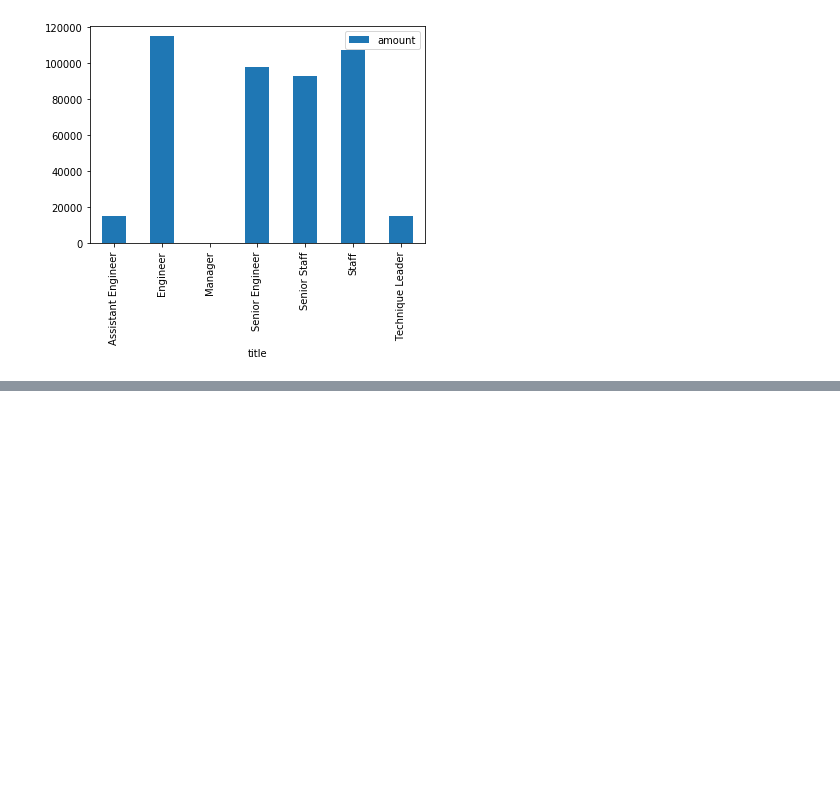
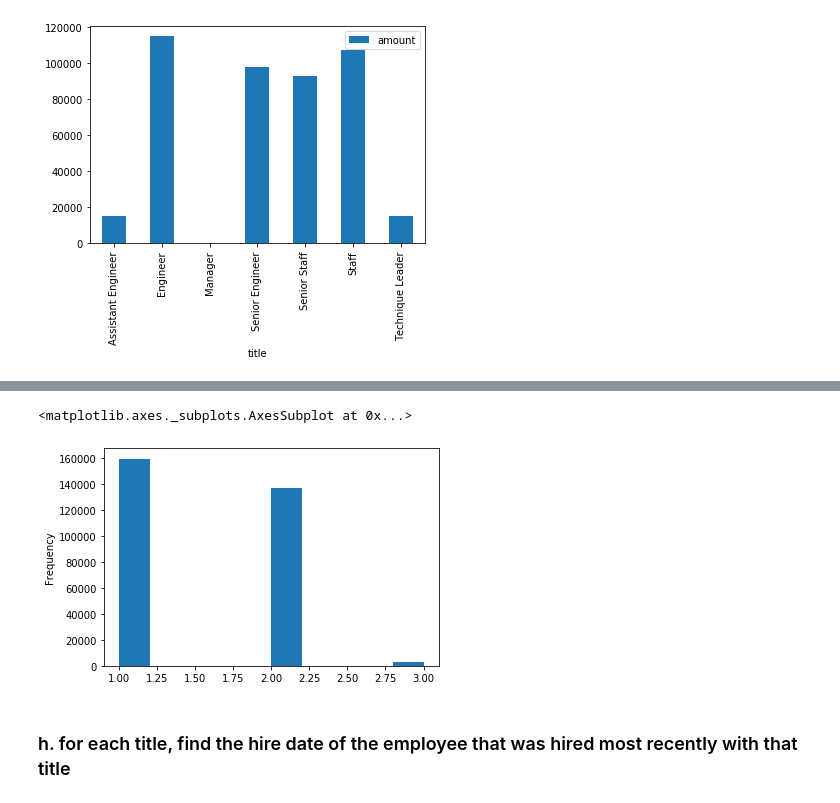
Before and after one commit to SaraPena/python-exercises, a Jupyter notebook: pandas_exercises.ipynb, the cells around one changed output, grey strips where cells are left out. Drawn from its saved outputs; the diff is of its cells as text; code cells hidden in the pictures; blank space fills up the shorter version.

```diff
--- a/pandas_exercises.ipynb
+++ b/pandas_exercises.ipynb
@@ -177,5 +177,4 @@ c. Once you successfully run a query:
 - Intentionally make a typo in the database url. What kind of error message do you see?
 # %%
 # url = get_db_url(user, host, password, 'test')
-# url = get_db_url(user, host, password, 'employees')
-# url
+url = get_db_url(user, host, password, 'employees')
@@ -249,2 +254,2 @@ title_table_count.plot.bar(x = 'title')
 # %%
-pd.merge(employees_table, title_table, left_on = 'emp_no', right_on = 'emp_no', how = 'left')
+employees_titles = pd.merge(employees_table, title_table, left_on = 'emp_no', right_on = 'emp_no', how = 'left')
@@ -269,0 +297,7 @@ pd.merge(employees_table, title_table, left_on = 'emp_no', right_on = 'emp_no',
+# %%
+employees_titles.groupby('emp_no').title.count().plot.hist()
+# %% [output]
+<matplotlib.axes._subplots.AxesSubplot at 0x...>
+[figure, added]
+# %% [markdown]
+### h. for each title, find the hire date of the employee that was hired most recently with that title
```
Also changed, not shown: parts of 30 cells of this notebook, 1 other file.
